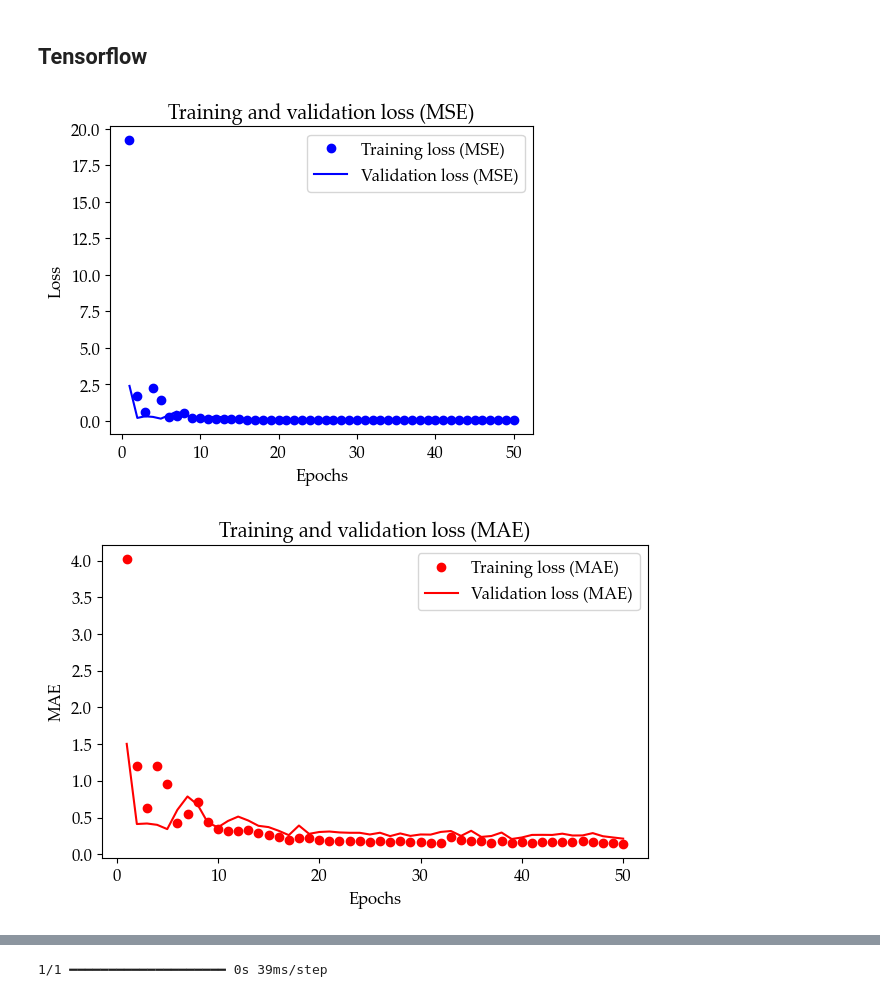
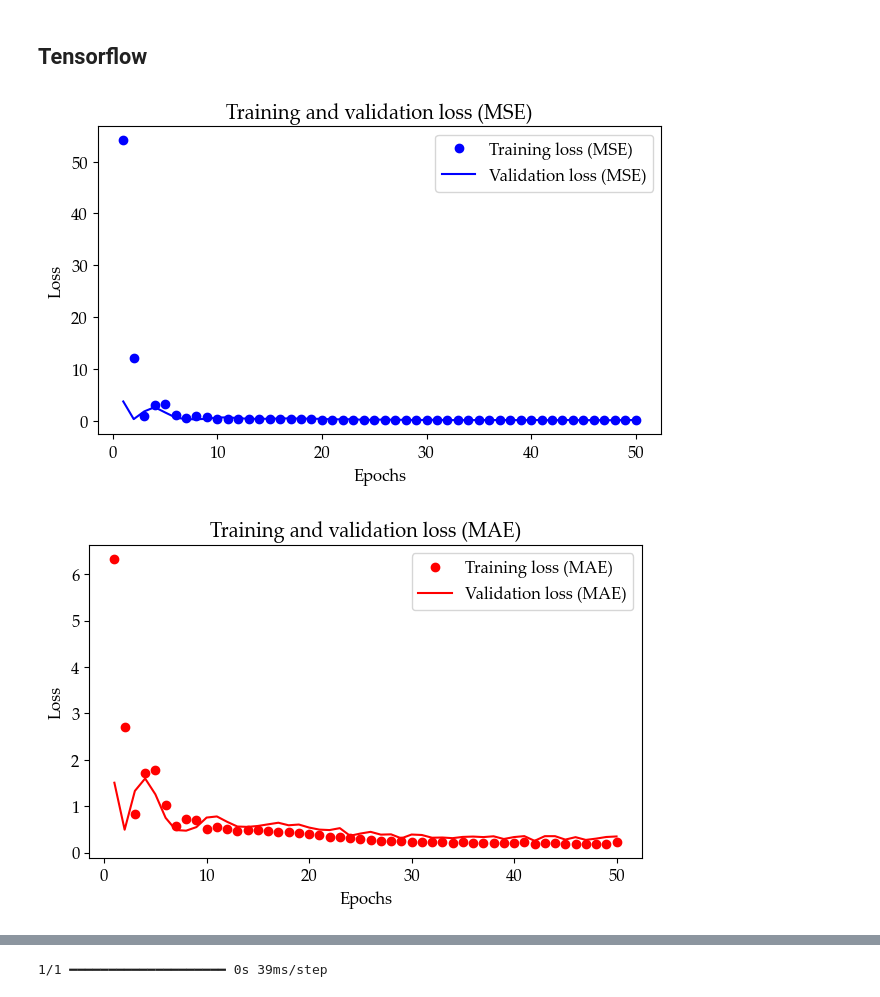
Before and after one commit to caapel/Failure_rate, a Jupyter notebook: Failure_rate.ipynb, the cells around one changed output, grey strips where cells are left out. Saved outputs shown, nothing was run; the diff lists cells and outputs as text; code cells hidden in the pictures.

```diff
--- a/Failure_rate.ipynb
+++ b/Failure_rate.ipynb
@@ -145,11 +145,3 @@ plt.title('Pearson correlation matrix')
 plt.show()
 # %% [output]
 [figure]
-# %%
-# Feature distribution histograms
-df_common.hist(bins=15, figsize=(15, 10))
-plt.rcParams['font.family'] = 'Palatino Linotype'
-plt.rcParams['font.size'] = 12
-plt.suptitle('Feature distribution histograms')
-#plt.savefig('histogram.png', dpi = 300, transparent = True)
-plt.show()
@@ -168,8 +158,2 @@ plt.savefig('Ki_hist.png', dpi = 300, transparent = True)
 # %% [output]
 [figure]
-# %%
-X = df_common.drop('Ki', axis=1)
-y = df_common['Ki']
-
-# division of the general population into training and test sets
-X_train, X_test, y_train, y_test = train_test_split(X, y, test_size=0.2, random_state=42)
@@ -179,3 +160,22 @@ X_train, X_val, y_train, y_val = train_test_split(X_train, y_train, test_size=0.
+# %%
+def get_train_test_set(df, random_state=42):
+
+    # data preprocessing
+    scaler = MinMaxScaler()
+    features_scaled = scaler.fit_transform(df)
+
+    X = df.drop('Ki', axis=1)
+    y = df['Ki']
+
+    # division of the general population into training and test sets
+    X_train, X_test, y_train, y_test = train_test_split(X, y, test_size=0.2, random_state=random_state)
+
+    return X_train, X_test, y_train, y_test
+
+X_train, X_test, y_train, y_test = get_train_test_set(df_common)
+
+# Additional division of the training set into training and validation sets
+X_train, X_val, y_train, y_val = train_test_split(X_train, y_train, test_size=0.25, random_state=42)  # 0.25 x 0.8 = 0.2
 # %%
 # Input features importance for output value
 selector = GradientBoostingRegressor(random_state=42)
@@ -212,6 +199,12 @@ X_train, X_val, y_train, y_val = train_test_split(X_train, y_train, test_size=0.
 # %% [markdown]
 ## Tensorflow
 # %%
+# division of the general population into training and test sets
+X_train, X_test, y_train, y_test = get_train_test_set(df_common, 1)
+
+# Additional division of the training set into training and validation sets
+X_train, X_val, y_train, y_val = train_test_split(X_train, y_train, test_size=0.25, random_state=1)  # 0.25 x 0.8 = 0.2
+
 model = tf.keras.Sequential([
     tf.keras.layers.Dense(64, activation='relu', input_dim=5),
     tf.keras.layers.Dense(32, activation='relu'),
@@ -230,21 +223,21 @@ val_mae = history.history['val_mae']
 epochs = range(1, len(loss) + 1)
 # %%
 # MSE chart
-plt.figure(figsize=(12, 4))
+plt.figure(figsize=(16, 4))
 plt.subplot(1, 2, 2)
 plt.plot(epochs, loss, 'bo', label='Training loss (MSE)')
 plt.plot(epochs, val_loss, 'b', label='Validation loss (MSE)')
 plt.xlabel('Epochs')
 plt.ylabel('Loss')
 plt.legend()
 
 plt.rcParams['font.family'] = 'Palatino Linotype'
 plt.rcParams['font.size'] = 12
-plt.savefig('loss_MSE.png', dpi = 300, transparent = True)
+plt.savefig('pictures/loss_MSE.png', dpi = 300, transparent = True)
 plt.title('Training and validation loss (MSE)')
 plt.show()
 # %% [output]
-[figure, old version]
+[figure, new version]
 # %%
 # MAE chart
 plt.figure(figsize=(12, 4))
@@ -252,16 +245,16 @@ plt.subplot(1, 2, 2)
 plt.plot(epochs, mae, 'ro', label='Training loss (MAE)')
 plt.plot(epochs, val_mae, 'r', label='Validation loss (MAE)')
 plt.xlabel('Epochs')
-plt.ylabel('MAE')
+plt.ylabel('Loss')
 plt.legend()
 plt.tight_layout()
 plt.rcParams['font.family'] = 'Palatino Linotype'
 plt.rcParams['font.size'] = 12
-plt.savefig('loss_MAE.png', dpi = 300, transparent = True)
+plt.savefig('pictures/loss_MAE.png', dpi = 300, transparent = True)
 plt.title('Training and validation loss (MAE)')
 plt.show()
 # %% [output]
-[figure, old version]
+[figure, new version]
 # %%
 # Evaluate model performance on test data
 test_loss, test_mae, test_mape = model.evaluate(X_test, y_test)
```
Also changed, not shown: parts of 28 cells of this notebook, 1 other file.
